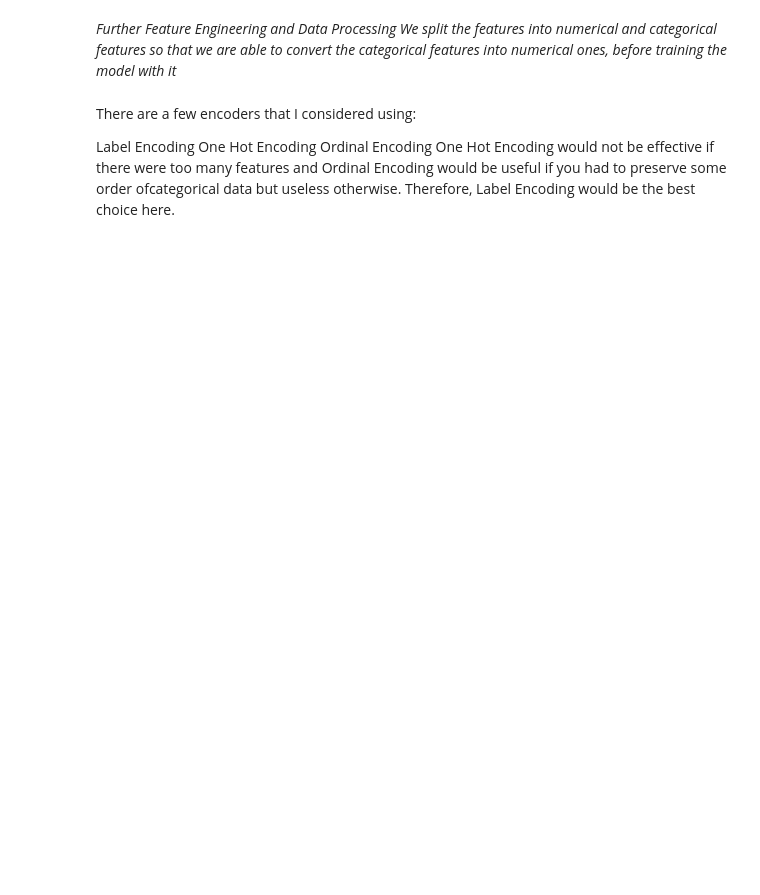
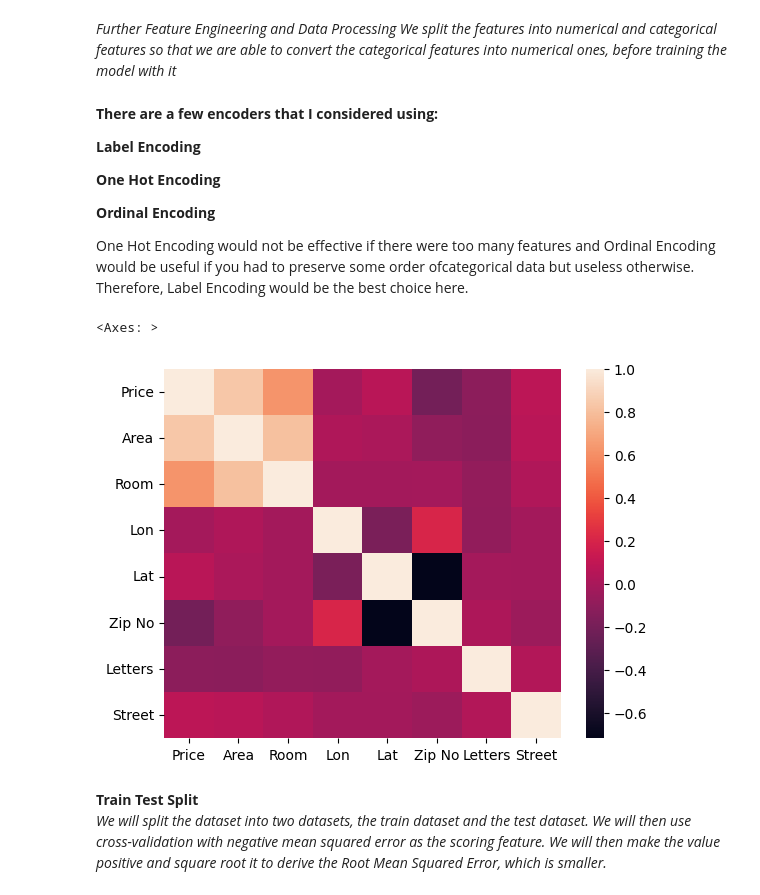
Before and after one commit to Sankalpmahanta/Housepriceproject, a Jupyter notebook: HousePricePrediction.ipynb, the cells around one changed output. Cells and saved outputs as stored; diff of their text form; code cells hidden in the pictures; blank space fills up the shorter version.

```diff
--- a/HousePricePrediction.ipynb
+++ b/HousePricePrediction.ipynb
@@ -248,11 +248,14 @@ We split the features into numerical and categorical features so that we are abl
 numerical = ['Price', 'Area', 'Room', 'Lon', 'Lat']
 categorical = ['Address', 'Zip No', 'Letters', 'Street']
 # %% [markdown]
-There are a few encoders that I considered using:
+**There are a few encoders that I considered using:**
 
-Label Encoding
-One Hot Encoding
-Ordinal Encoding
+**Label Encoding**
+
+**One Hot Encoding**
+
+**Ordinal Encoding**
+
 One Hot Encoding would not be effective if there were too many features and Ordinal Encoding would be useful if you had to preserve some order ofcategorical data but useless otherwise. Therefore, Label Encoding would be the best choice here.
 # %%
 from sklearn.preprocessing import LabelEncoder
@@ -260,3 +263,13 @@ for c in categorical:
     lbl = LabelEncoder()
     lbl.fit(list(house_price_dataset[c].values))
     house_price_dataset[c] = lbl.transform(list(house_price_dataset[c].values))
+# %%
+house_price_dataset.drop(['Zip', 'Unnamed: 0', 'Address'], axis =1, inplace = True)
+# %%
+sns.heatmap(house_price_dataset.corr())
+# %% [output]
+<Axes: >
+[figure, added]
+# %% [markdown]
+**Train Test Split**
+*We will split the dataset into two datasets, the train dataset and the test dataset. We will then use cross-validation with negative mean squared error as the scoring feature. We will then make the value positive and square root it to derive the Root Mean Squared Error, which is smaller.*
```
Also changed, not shown: parts of 4 cells of this notebook.
